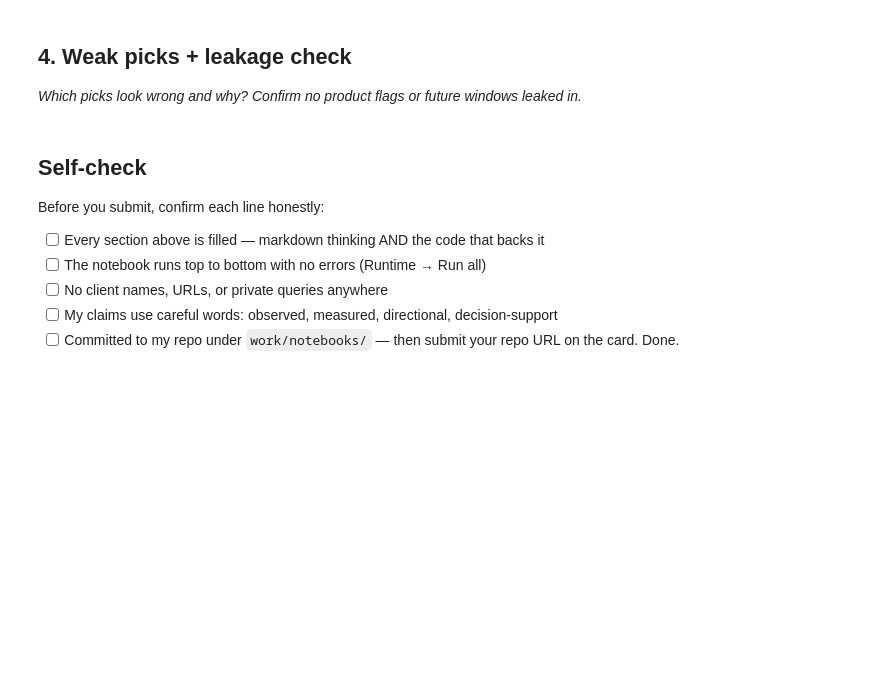
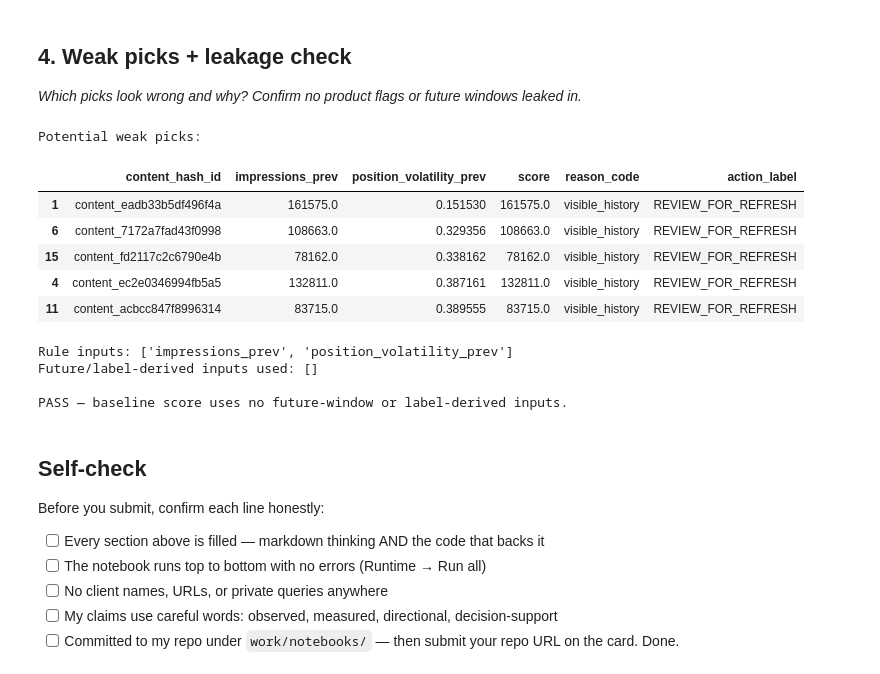
Before and after one commit to aniketp2005/FlyRank_StarterNotebook, a Jupyter notebook: work/notebooks/w04_baseline_score.ipynb, the cells around one changed output. Saved outputs shown, nothing was run; the diff lists cells and outputs as text; code cells hidden in the pictures; blank space fills up the shorter version.

```diff
--- a/work/notebooks/w04_baseline_score.ipynb
+++ b/work/notebooks/w04_baseline_score.ipynb
@@ -37,3 +265,59 @@ This skeleton is yours to fill. Work the sections **in order** — each one has
+# %%
+# This cell is for CODE (numbers, a query, a check).
+# Write your text answer in the cell ABOVE this one — typing sentences here breaks Run All.
+# Section 4 — Weak picks + leakage check
+
+# Show some lower-confidence picks from the reviewed top 20
+weak_picks = top20.sort_values(
+    ["position_volatility_prev", "impressions_prev"],
+    ascending=[True, True]
+).head(5)
+
+print("Potential weak picks:")
+display(
+    weak_picks[
+        [
+            "content_hash_id",
+            "impressions_prev",
+            "position_volatility_prev",
+            "score",
+            "reason_code",
+            "action_label"
+        ]
+    ]
+)
+
+# Explicit leakage check
+rule_inputs = [
+    "impressions_prev",
+    "position_volatility_prev"
+]
+
+forbidden_inputs = [
+    "impressions_outcome",
+    "is_declining"
+]
+
+leaked = [c for c in forbidden_inputs if c in rule_inputs]
+
+print("\nRule inputs:", rule_inputs)
+print("Future/label-derived inputs used:", leaked)
+
+assert len(leaked) == 0, "Leakage detected in baseline rule!"
+
+print("\nPASS — baseline score uses no future-window or label-derived inputs.")
+# %% [output]
+Potential weak picks:
+|  | content_hash_id | impressions_prev | position_volatility_prev | score | reason_code | action_label |
+| 1 | content_eadb33b5df496f4a | 161575.0 | 0.151530 | 161575.0 | visible_history | REVIEW_FOR_REFRESH |
+| 6 | content_7172a7fad43f0998 | 108663.0 | 0.329356 | 108663.0 | visible_history | REVIEW_FOR_REFRESH |
+| 15 | content_fd2117c2c6790e4b | 78162.0 | 0.338162 | 78162.0 | visible_history | REVIEW_FOR_REFRESH |
+| 4 | content_ec2e0346994fb5a5 | 132811.0 | 0.387161 | 132811.0 | visible_history | REVIEW_FOR_REFRESH |
+| 11 | content_acbcc847f8996314 | 83715.0 | 0.389555 | 83715.0 | visible_history | REVIEW_FOR_REFRESH |
+Rule inputs: ['impressions_prev', 'position_volatility_prev']
+Future/label-derived inputs used: []
+
+PASS — baseline score uses no future-window or label-derived inputs.
 # %% [markdown]
 ## Self-check
 
```
Also changed, not shown: parts of 11 cells of this notebook, 8 other files.
